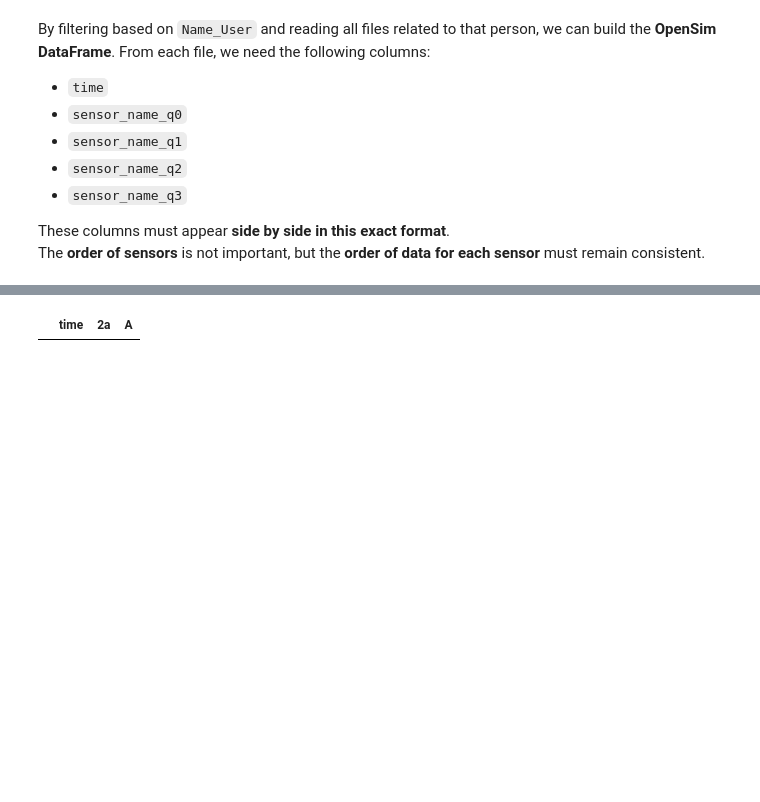
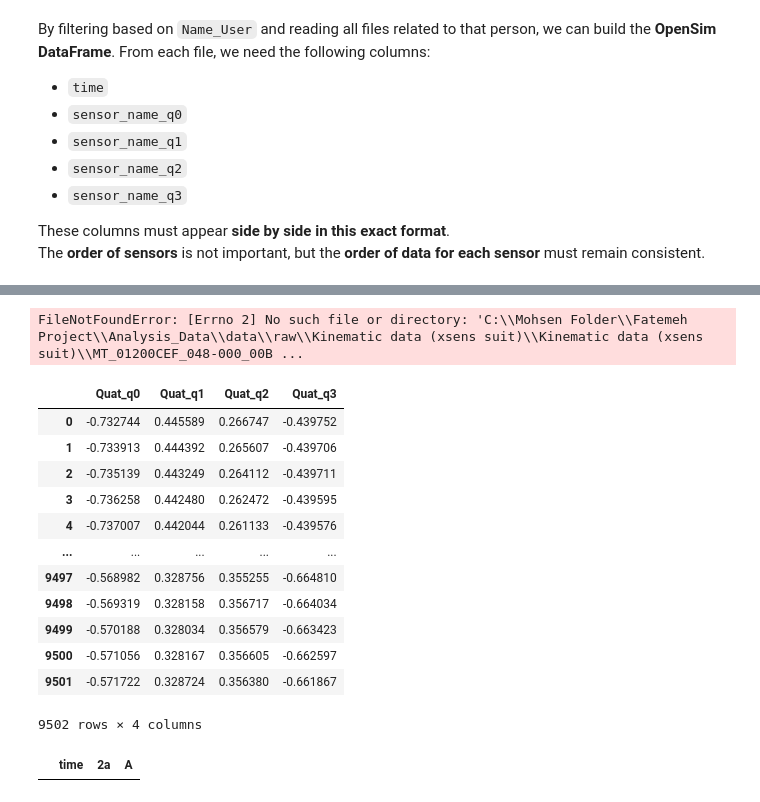
Before and after one commit to Mohsenmohebbi1993/Biomechanik, a Jupyter notebook: notebooks/5. IMU Analysis.ipynb, the cells around one changed output, grey strips where cells are left out. Drawn from its saved outputs; the diff is of its cells as text; code cells hidden in the pictures; blank space fills up the shorter version.

Commit message:
read all data - Creat df from all data

```diff
--- a/notebooks/5. IMU Analysis.ipynb
+++ b/notebooks/5. IMU Analysis.ipynb
@@ -324,7 +328,7 @@ INFORMATION_TXT_FILE = pd.merge(df_txt,
                                 MAP_SENSOR,
                                 left_on="ID",
                                 right_on="ID",
-                                how="outer")
+                                how="left")
 # %% [markdown]
 By filtering based on `Name_User` and reading all files related to that person, we can build the **OpenSim DataFrame**.
 From each file, we need the following columns:
@@ -348,11 +352,12 @@ for i in LIST_OF_USER:
     for j in range(len(Mask)):
         name_of_sensor_for_opensim = Mask["Name"].iloc[j]
         path_of_file_txt = f"{input_path}\\{Mask["Main_Name"].iloc[j]}"
-        df_IMU = pd.read_csv(path_of_file_txt,
-                             skiprows=12,  # row 12 to end
-                             sep=r"\t",   # separator= \t: one tab = one column
-                             decimal=".")
-        df_all_data_txt[[f"{name_of_sensor_for_opensim}_q0",
-                         f"{name_of_sensor_for_opensim}_q1",
-                         f"{name_of_sensor_for_opensim}_q2",
-                         f"{name_of_sensor_for_opensim}_q3"]]
+        print(path_of_file_txt)
+        # df_IMU = pd.read_csv(path_of_file_txt,
+        #                      skiprows=12,  # row 12 to end
+        #                      sep=r"\t",   # separator= \t: one tab = one column
+        #                      decimal=".")
+        # df_all_data_txt[[f"{name_of_sensor_for_opensim}_q0",
+        #                  f"{name_of_sensor_for_opensim}_q1",
+        #                  f"{name_of_sensor_for_opensim}_q2",
+        #                  f"{name_of_sensor_for_opensim}_q3"]] = df_IMU[["Quat_q0","Quat_q1", "Quat_q2","Quat_q3"]]
@@ -359,3 +382,28 @@ for i in LIST_OF_USER:
+# %%
+path_of_file_txt
+
+df_IMU = pd.read_csv(path_of_file_txt,
+                                skiprows=12,  # row 12 to end
+                                sep=r"\t",   # separator= \t: one tab = one column
+                                decimal=".")
+# %% [output]
+FileNotFoundError: [Errno 2] No such file or directory: 'C:\\Mohsen Folder\\Fatemeh Project\\Analysis_Data\\data\\raw\\Kinematic data (xsens suit)\\Kinematic data (xsens suit)\\MT_01200CEF_048-000_00B ...
+# %%
+df_IMU[["Quat_q0","Quat_q1", "Quat_q2","Quat_q3"]]
+# %% [output]
+|  | Quat_q0 | Quat_q1 | Quat_q2 | Quat_q3 |
+| 0 | -0.732744 | 0.445589 | 0.266747 | -0.439752 |
+| 1 | -0.733913 | 0.444392 | 0.265607 | -0.439706 |
+| 2 | -0.735139 | 0.443249 | 0.264112 | -0.439711 |
+| 3 | -0.736258 | 0.442480 | 0.262472 | -0.439595 |
+| 4 | -0.737007 | 0.442044 | 0.261133 | -0.439576 |
+| ... | ... | ... | ... | ... |
+| 9497 | -0.568982 | 0.328756 | 0.355255 | -0.664810 |
+| 9498 | -0.569319 | 0.328158 | 0.356717 | -0.664034 |
+| 9499 | -0.570188 | 0.328034 | 0.356579 | -0.663423 |
+| 9500 | -0.571056 | 0.328167 | 0.356605 | -0.662597 |
+| 9501 | -0.571722 | 0.328724 | 0.356380 | -0.661867 |
+9502 rows × 4 columns
 # %%
 df_IMU = pd.read_csv(full_path,
                      skiprows=12,  # row 12 to end
```
Also changed, not shown: parts of 3 cells of this notebook.
